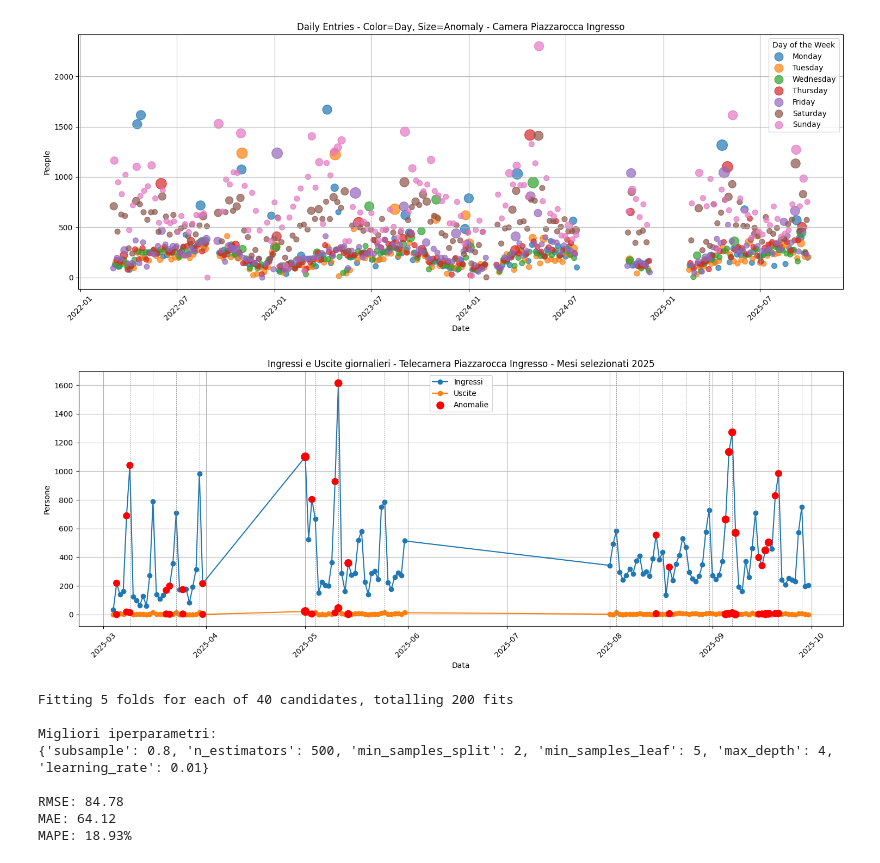
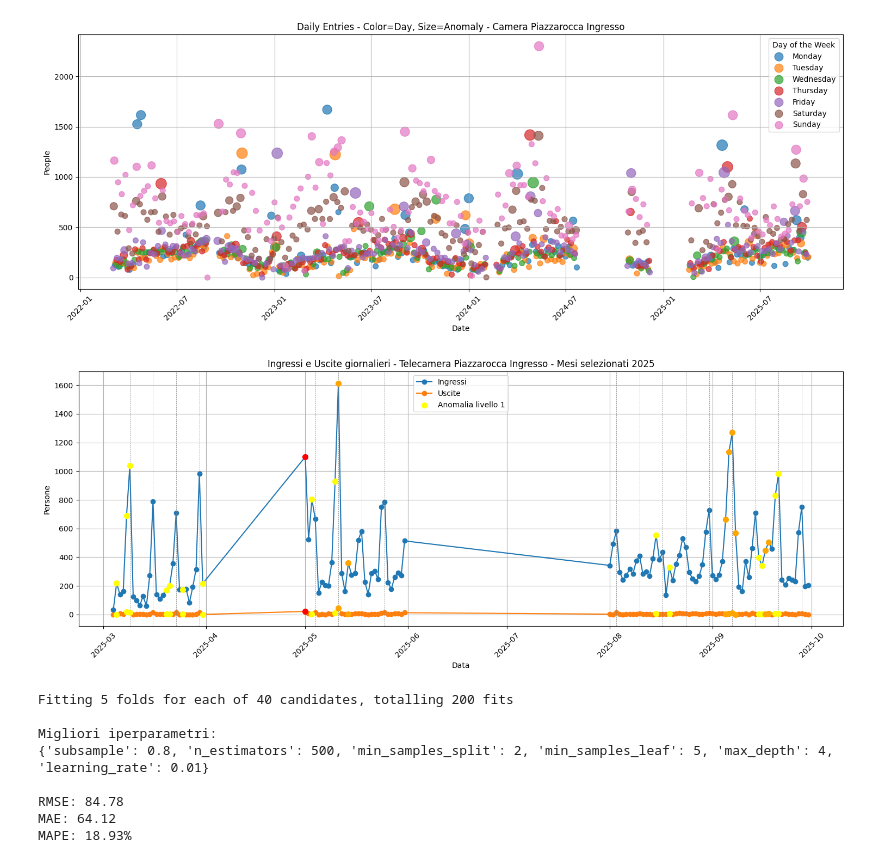
Before and after one commit to nbicocchi/S4C-Project, a Jupyter notebook: experiments/dataset2025/pedestrians/experiment.ipynb, the cells around one changed output. Cells and saved outputs as stored; diff of their text form; code cells hidden in the pictures.

```diff
--- a/experiments/dataset2025/pedestrians/experiment.ipynb
+++ b/experiments/dataset2025/pedestrians/experiment.ipynb
@@ -238,47 +238,51 @@ import pandas as pd
 daily_totals["giorno"] = pd.to_datetime(daily_totals["giorno"])
 
 # Seleziona solo l'anno 2025 e i mesi indicati
 selected_months = [3, 5, 8, 9]  # marzo, maggio, agosto, settembre
 filtered = daily_totals[
     (daily_totals["giorno"].dt.year == 2025) &
     (daily_totals["giorno"].dt.month.isin(selected_months))
 ].copy()
 
 # Grafico principale
 plt.figure(figsize=(15,6))
 plt.plot(filtered["giorno"], filtered["entra"], marker='o', label="Ingressi")
 plt.plot(filtered["giorno"], filtered["uscita"], marker='o', label="Uscite")
 
-# Evidenzia anomalie in base al livello (>0)
+# Evidenzia anomalie con colori diversi per livello
 if "anomalia" in filtered.columns:
-    anomali = filtered[filtered["anomalia"] > 0]
-    # Marker proporzionale al livello di anomalia
-    plt.scatter(
-        anomali["giorno"], anomali["entra"],
-        s=50 + 20*anomali["anomalia"],  # dimensione marker proporzionale
-        color="red", label="Anomalie", zorder=5
-    )
-    plt.scatter(
-        anomali["giorno"], anomali["uscita"],
-        s=50 + 20*anomali["anomalia"],
-        color="red", zorder=5
-    )
+    color_map = {1: "yellow", 2: "orange", 3: "red"}
+    for level, color in color_map.items():
+        anomali = filtered[filtered["anomalia"] == level]
+        plt.scatter(
+            anomali["giorno"], anomali["entra"],
+            s=50,  # stesso diametro per tutti
+            color=color,
+            label=f"Anomalia livello {level}" if level == 1 else "",  # mostra solo una volta in legenda
+            zorder=5
+        )
+        plt.scatter(
+            anomali["giorno"], anomali["uscita"],
+            s=50,
+            color=color,
+            zorder=5
+        )
 
 # Linee verticali sottili per le domeniche
 sundays = filtered[filtered["giorno"].dt.weekday == 6]["giorno"]
 for sunday in sundays:
     plt.axvline(sunday, color='gray', linestyle='--', linewidth=0.5)
 
 plt.title(f"Ingressi e Uscite giornalieri - Telecamera {telecamera_scelta} - Mesi selezionati 2025")
 plt.xlabel("Data")
 plt.ylabel("Persone")
 plt.xticks(rotation=45)
 plt.grid(True)
 plt.legend()
 plt.tight_layout()
 plt.show()
 # %% [output]
-[figure, old version]
+[figure, new version]
 # %%
 import pandas as pd
 import numpy as np
```
Also changed, not shown: parts of 1 cell of this notebook, 19 other files.
